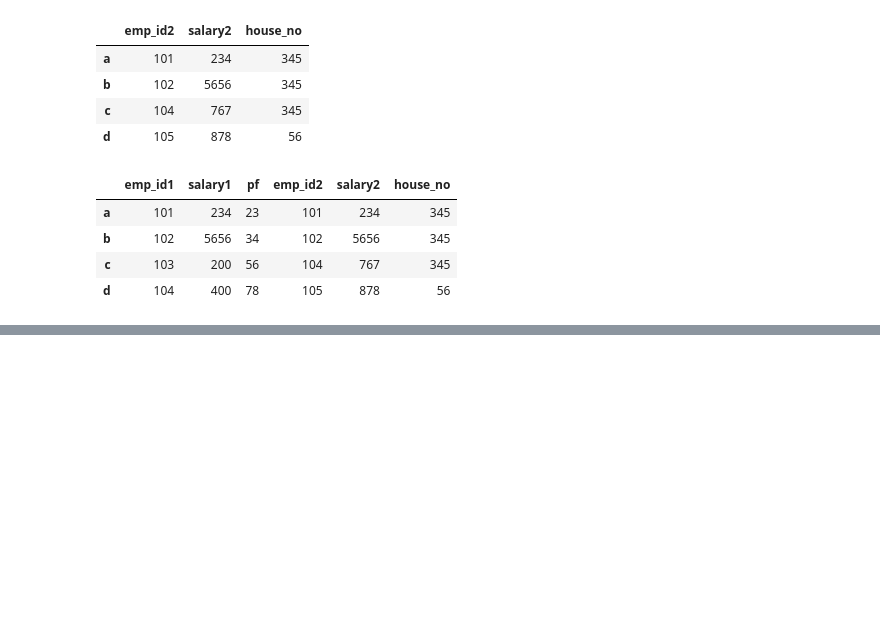
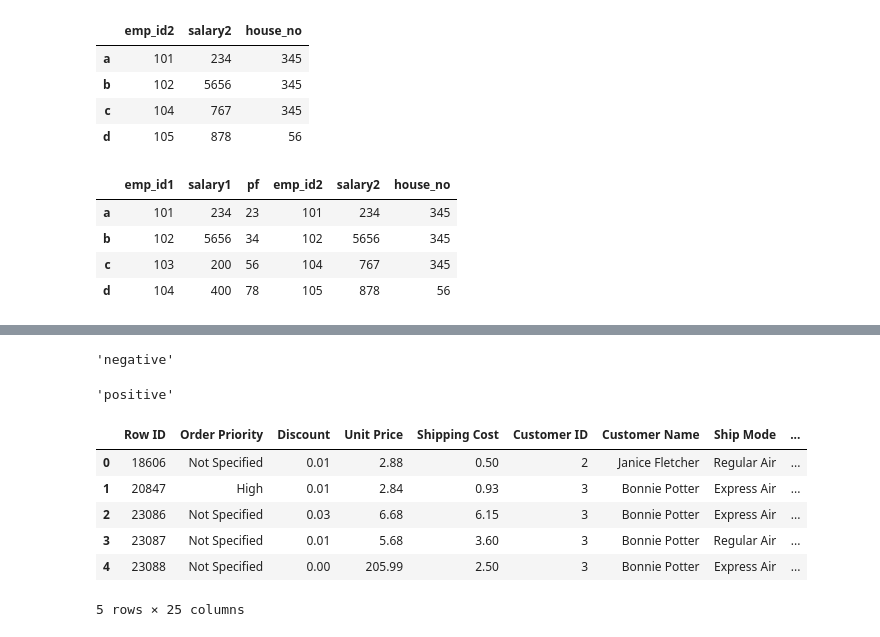
Before and after one commit to guptaayushman24/Ineuron_Python, a Jupyter notebook: Pandas.ipynb, the cells around one changed output, grey strips where cells are left out. Drawn from its saved outputs; the diff is of its cells as text; code cells hidden in the pictures; blank space fills up the shorter version.

```diff
--- a/Pandas.ipynb
+++ b/Pandas.ipynb
@@ -1457,0 +1488,16 @@ df10.join(df11) # By default it will do the left join
+# %%
+# Doing the iteration on the particular column in the dataset
+# User defined function for seeing the data of the column
+def profit_flag(a) :
+    if (a>=0) :
+        return "positive"
+    else :
+        return "negative"
+# %%
+profit_flag(-45)
+# %% [output]
+'negative'
+# %%
+profit_flag(58)
+# %% [output]
+'positive'
@@ -1457,0 +1506,10 @@ df10.join(df11) # By default it will do the left join
+# %%
+df_sales.head()
+# %% [output]
+|  | Row ID | Order Priority | Discount | Unit Price | Shipping Cost | Customer ID | Customer Name | Ship Mode | ... |
+| 0 | 18606 | Not Specified | 0.01 | 2.88 | 0.50 | 2 | Janice Fletcher | Regular Air | ... |
+| 1 | 20847 | High | 0.01 | 2.84 | 0.93 | 3 | Bonnie Potter | Express Air | ... |
+| 2 | 23086 | Not Specified | 0.03 | 6.68 | 6.15 | 3 | Bonnie Potter | Express Air | ... |
+| 3 | 23087 | Not Specified | 0.01 | 5.68 | 3.60 | 3 | Bonnie Potter | Regular Air | ... |
+| 4 | 23088 | Not Specified | 0.00 | 205.99 | 2.50 | 3 | Bonnie Potter | Express Air | ... |
+5 rows × 25 columns
```
Also changed, not shown: parts of 13 cells of this notebook.
